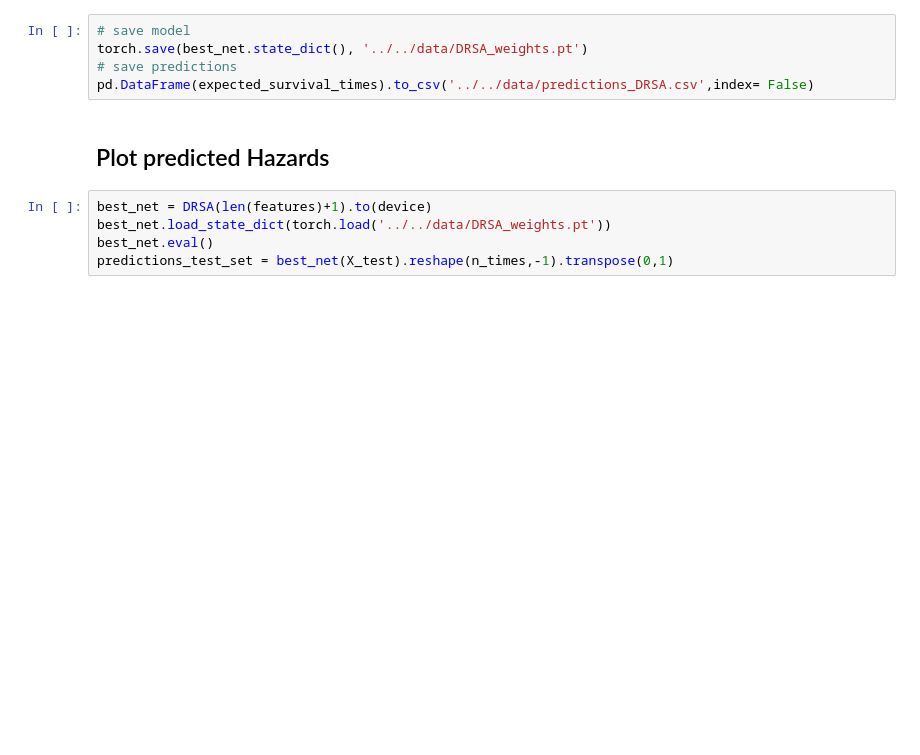
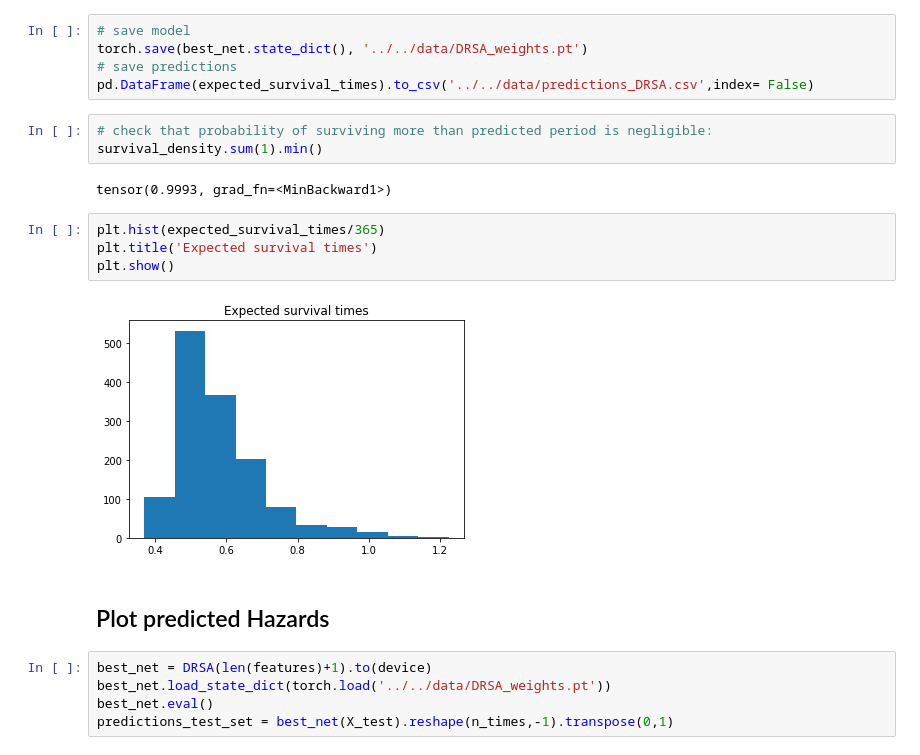
Before and after one commit to davide-burba/thesis, a Jupyter notebook: survival_process/drsa.ipynb, the cells around one changed output. Drawn from its saved outputs; the diff is of its cells as text; blank space fills up the shorter version.

```diff
--- a/survival_process/drsa.ipynb
+++ b/survival_process/drsa.ipynb
@@ -216,6 +215,17 @@ Concordance Index on test set: 68.71 %
 torch.save(best_net.state_dict(), '../../data/DRSA_weights.pt')
 # save predictions
 pd.DataFrame(expected_survival_times).to_csv('../../data/predictions_DRSA.csv',index= False)
+# %%
+# check that probability of surviving more than predicted period is negligible:
+survival_density.sum(1).min()
+# %% [output]
+tensor(0.9993, grad_fn=<MinBackward1>)
+# %%
+plt.hist(expected_survival_times/365)
+plt.title('Expected survival times')
+plt.show()
+# %% [output]
+[figure, added]
 # %% [markdown]
 ## Plot predicted Hazards
 # %%
```
Also changed, not shown: parts of 8 cells of this notebook, 4 other files.
